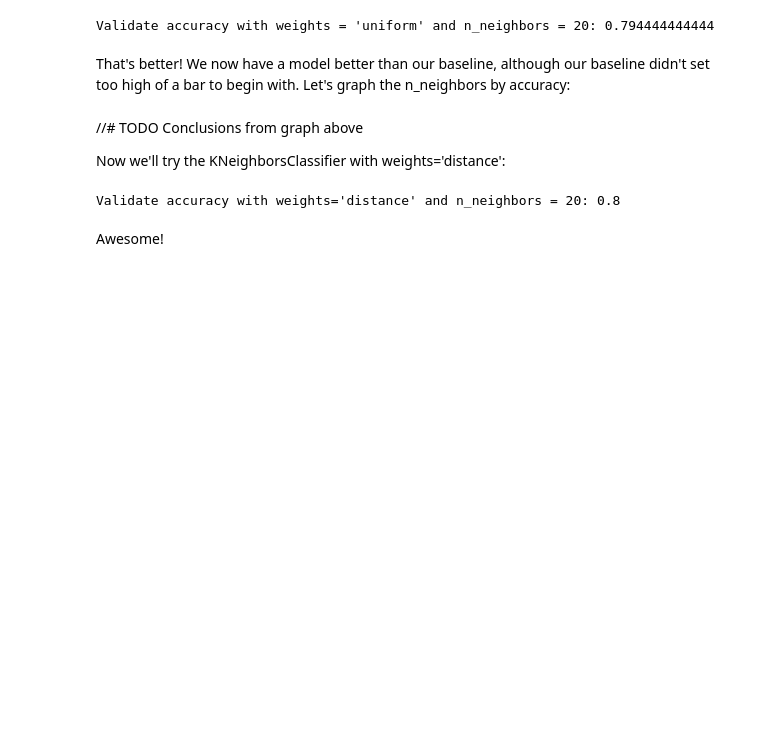
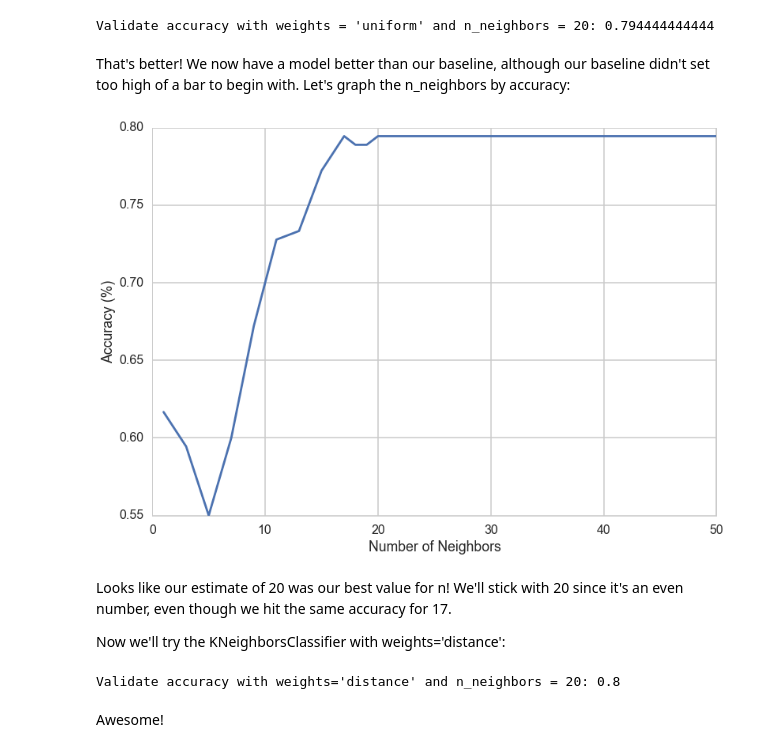
Before and after one commit to nicodri/CS109_crunchbase, a Jupyter notebook: EnsembleAnalysis.ipynb, the cells around one changed output. Cells and saved outputs as stored; diff of their text form; code cells hidden in the pictures; blank space fills up the shorter version.

Commit message:
Found best n for knn and plotted accuracy

```diff
--- a/EnsembleAnalysis.ipynb
+++ b/EnsembleAnalysis.ipynb
@@ -206,7 +206,7 @@ Then we'll split out the testing data from the training data.
 cleandf = df.copy()
 
 # Drop unnecessary columns
-X = cleandf.drop(['success', 'competitors', 'at_least_3_funding_rounds', 'over_3_funding_rounds', 'was_acquired', 'went_ipo', 'funding_total', 'funding_mean', 'acquired_by', 'funding_rounds', 'investors', 'ipo', 'funding_dates', 'num_funding_rounds', 'funding_amounts', 'categories', 'text_nouns', 'text_adjectives', 'short_description', 'founder_ages'], axis=1)
+X = cleandf.drop(['success', 'competitors', 'at_least_3_funding_rounds', 'was_acquired', 'went_ipo', 'funding_total', 'funding_mean', 'acquired_by', 'funding_rounds', 'investors', 'ipo', 'funding_dates', 'num_funding_rounds', 'funding_amounts', 'categories', 'text_nouns', 'text_adjectives', 'short_description', 'founder_ages'], axis=1)
 # These columns can probably be converted to numerical form with
 # some positive impact on the models, so don't rule them out
 # completely just yet, but be careful that they are not dependent
@@ -316,7 +314,22 @@ That's better!  We now have a model better than our baseline, although our basel
-# %% [markdown]
-//# TODO Conclusions from graph above
-
-Now we'll try the KNeighborsClassifier with weights='distance':
+# %%
+# TODO GRAPH THE N_NEIGBORS (X-AXIS)  BY ACCURACY (Y-AXIS)!
+neighbors=[1,3,5,7,9,11,13,15,17,18,19,20,30,40,50]
+accuracies=[]
+for n in neighbors:
+    knc = KNeighborsClassifier(n_neighbors=n)
+    knc.fit(X_train, y_train)
+    accuracies.append(knc.score(X_validate,y_validate))
+plt.figure()
+plt.plot(neighbors,accuracies)
+plt.xlabel("Number of Neighbors")
+plt.ylabel("Accuracy (%)")
+plt.show()
+# %% [output]
+[figure, added]
+# %% [markdown]
+Looks like our estimate of 20 was our best value for n! We'll stick with 20 since it's an even number, even though we hit the same accuracy for 17.
+
+Now we'll try the KNeighborsClassifier with weights='distance':
 # %%
 knc = KNeighborsClassifier(n_neighbors=20, weights='distance')
 knc.fit(X_train, y_train)
```
Also changed, not shown: parts of 2 cells of this notebook.
